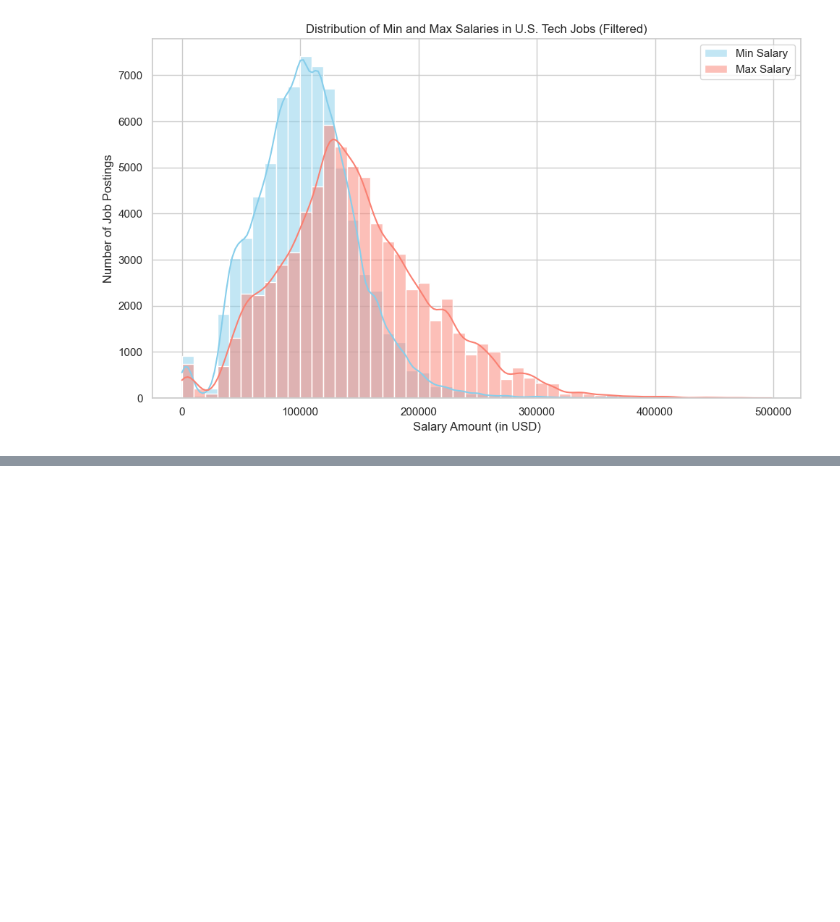
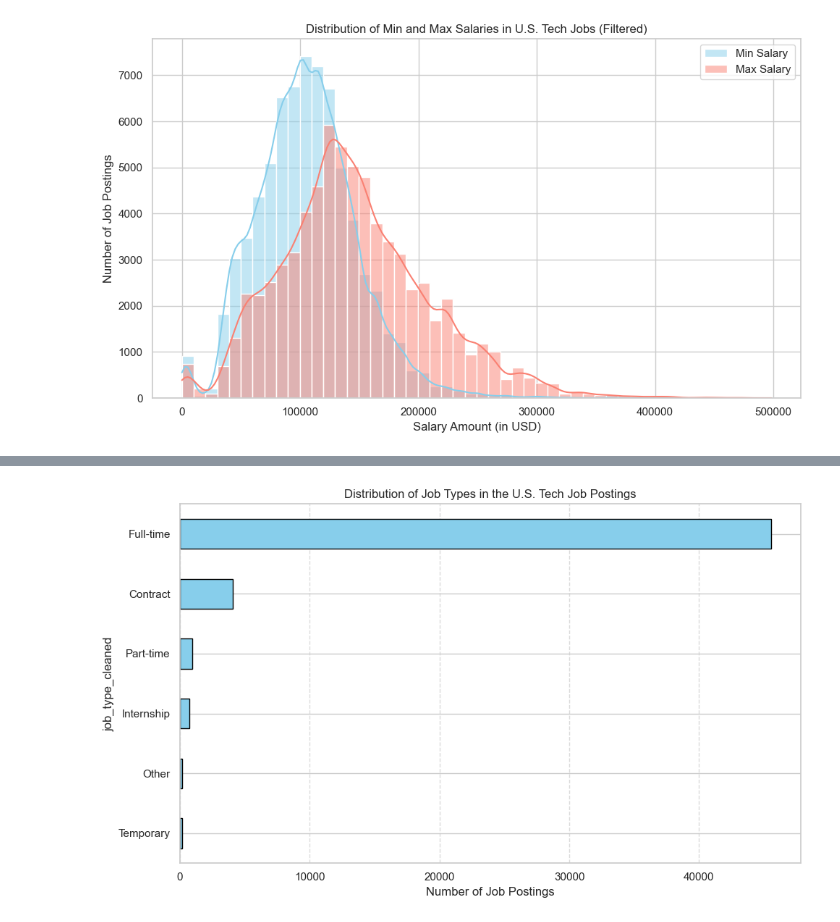
Before and after one commit to HCBrooks-lab/Job-Data, a Jupyter notebook: US_Tech_Job_Analysis.ipynb, the cells around one changed output, grey strips where cells are left out. Cells and saved outputs as stored; diff of their text form; code cells hidden in the pictures; blank space fills up the shorter version.

Commit message:
Added query
Additional query/visual

```diff
--- a/US_Tech_Job_Analysis.ipynb
+++ b/US_Tech_Job_Analysis.ipynb
@@ -202,0 +221,19 @@ plt.tight_layout()
+# %%
+job_type_counts_sorted = job_type_counts.sort_values()
+
+plt.figure(figsize=(10, 6))
+job_type_counts_sorted.plot(
+    kind='barh',
+    color='skyblue',
+    edgecolor='black'
+)
+
+plt.xlabel('Number of Job Postings')
+plt.title('Distribution of Job Types in the U.S. Tech Job Postings')
+plt.grid(axis='x', linestyle='--', alpha=0.7)
+plt.tight_layout()
+plt.show()
+
+plt.show()
+# %% [output]
+[figure, added]
```
Also changed, not shown: parts of 3 cells of this notebook.
